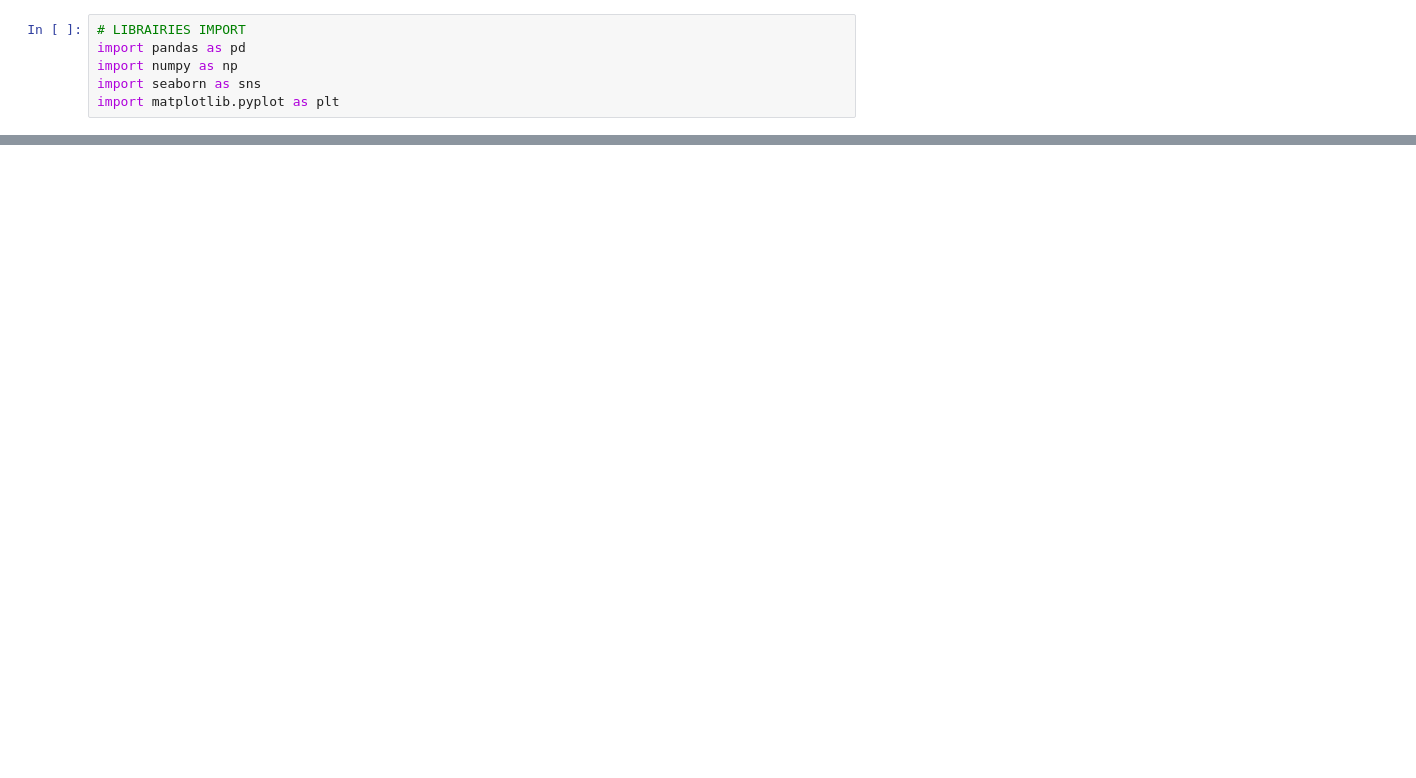
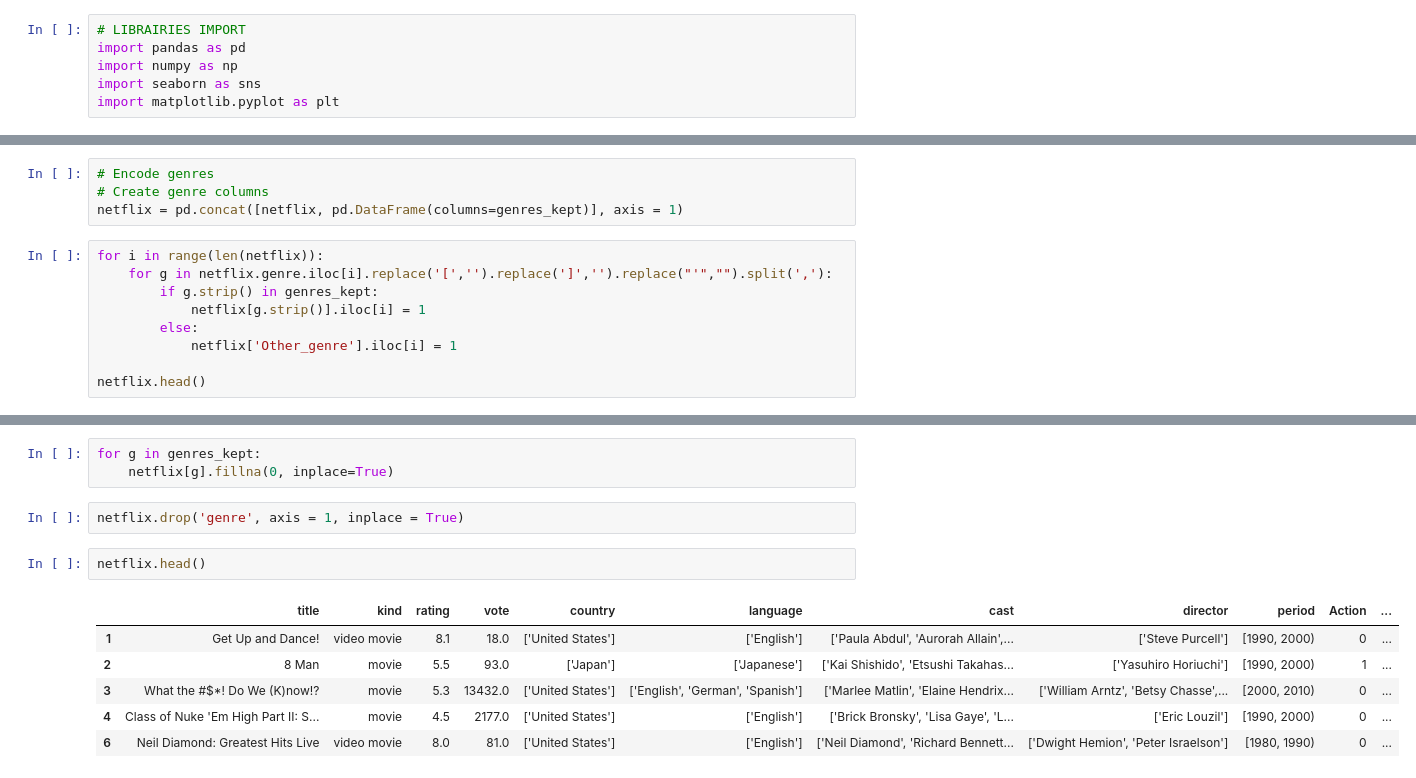
Before and after one commit to eric-martinet/Project7_SupervisedLearningNetflix, a Jupyter notebook: Netflix.ipynb, the cells around one changed output, grey strips where cells are left out. Drawn from its saved outputs; the diff is of its cells as text; blank space fills up the shorter version.

```diff
--- a/Netflix.ipynb
+++ b/Netflix.ipynb
@@ -59,0 +264,13 @@ netflix.drop('Unnamed: 0', axis = 1, inplace=True)
+# %%
+# Encode genres
+# Create genre columns
+netflix = pd.concat([netflix, pd.DataFrame(columns=genres_kept)], axis = 1)
+# %%
+for i in range(len(netflix)):
+    for g in netflix.genre.iloc[i].replace('[','').replace(']','').replace("'","").split(','):
+        if g.strip() in genres_kept:
+            netflix[g.strip()].iloc[i] = 1
+        else:
+            netflix['Other_genre'].iloc[i] = 1
+
+netflix.head()
@@ -59,0 +292,14 @@ netflix.drop('Unnamed: 0', axis = 1, inplace=True)
+# %%
+for g in genres_kept:
+    netflix[g].fillna(0, inplace=True)
+# %%
+netflix.drop('genre', axis = 1, inplace = True)
+# %%
+netflix.head()
+# %% [output]
+|  | title | kind | rating | vote | country | language | cast | director | period | Action | ... |
+| 1 | Get Up and Dance! | video movie | 8.1 | 18.0 | ['United States'] | ['English'] | ['Paula Abdul', 'Aurorah Allain',... | ['Steve Purcell'] | [1990, 2000) | 0 | ... |
+| 2 | 8 Man | movie | 5.5 | 93.0 | ['Japan'] | ['Japanese'] | ['Kai Shishido', 'Etsushi Takahas... | ['Yasuhiro Horiuchi'] | [1990, 2000) | 1 | ... |
+| 3 | What the #$*! Do We (K)now!? | movie | 5.3 | 13432.0 | ['United States'] | ['English', 'German', 'Spanish'] | ['Marlee Matlin', 'Elaine Hendrix... | ['William Arntz', 'Betsy Chasse',... | [2000, 2010) | 0 | ... |
+| 4 | Class of Nuke 'Em High Part II: S... | movie | 4.5 | 2177.0 | ['United States'] | ['English'] | ['Brick Bronsky', 'Lisa Gaye', 'L... | ['Eric Louzil'] | [1990, 2000) | 0 | ... |
+| 6 | Neil Diamond: Greatest Hits Live | video movie | 8.0 | 81.0 | ['United States'] | ['English'] | ['Neil Diamond', 'Richard Bennett... | ['Dwight Hemion', 'Peter Israelson'] | [1980, 1990) | 0 | ... |
```
Also changed, not shown: parts of 55 cells of this notebook, 1 other file.
